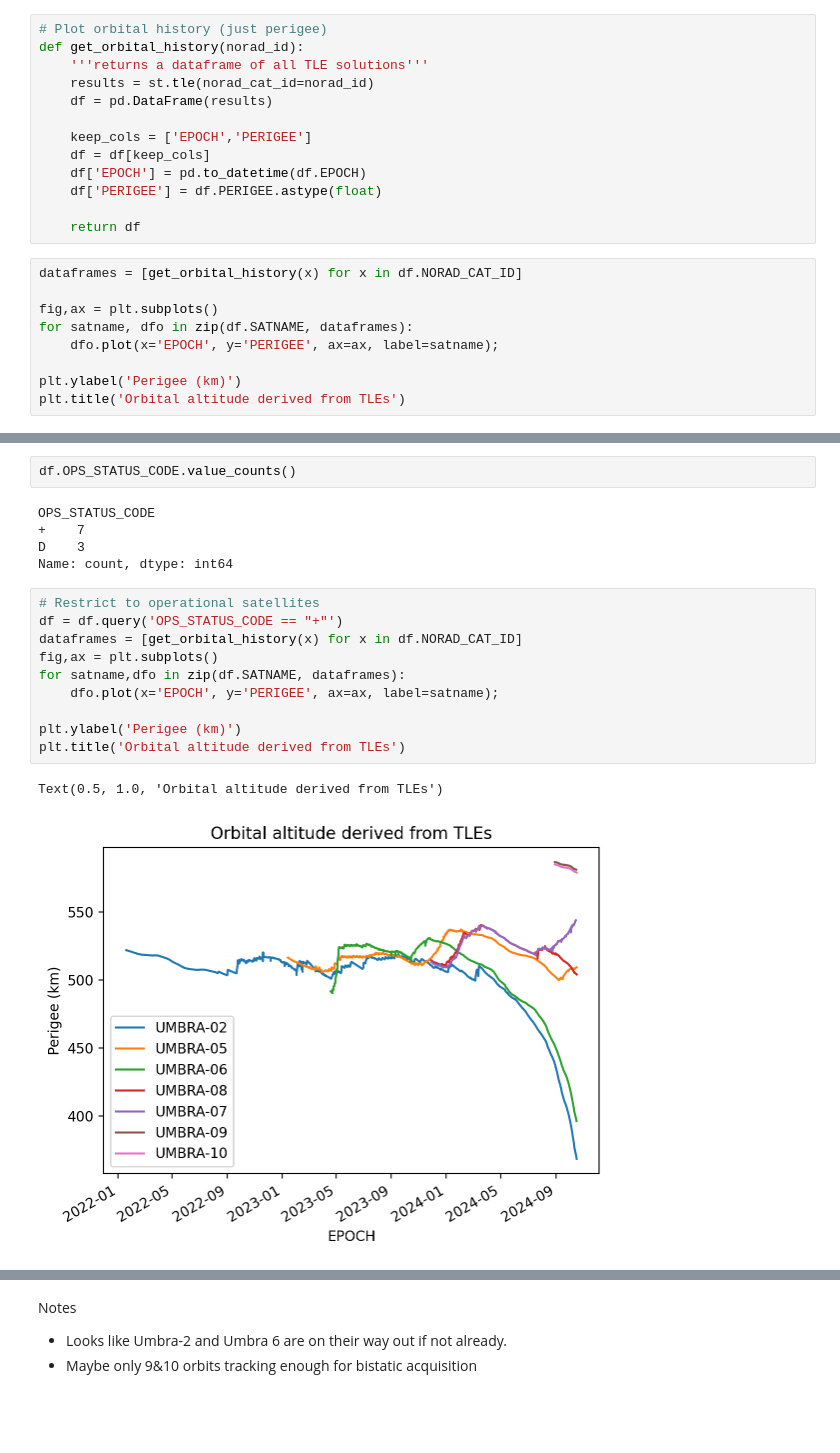
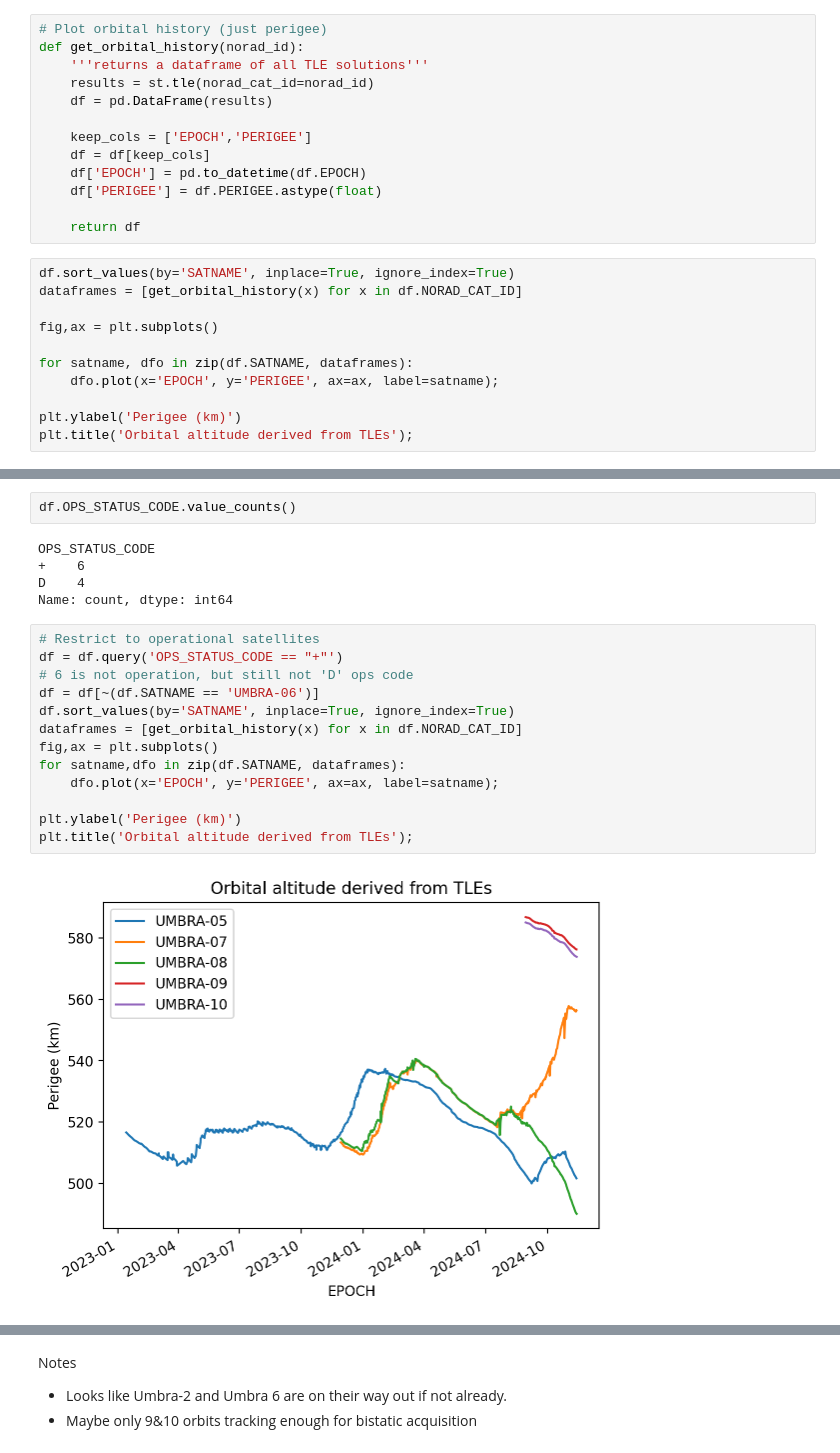
Before and after one commit to huskysar/umbra, a Jupyter notebook: notebooks/spacetrack.ipynb, the cells around one changed output, grey strips where cells are left out. Drawn from its saved outputs; the diff is of its cells as text; blank space fills up the shorter version.

Commit message:
update orbit plot

```diff
--- a/notebooks/spacetrack.ipynb
+++ b/notebooks/spacetrack.ipynb
@@ -65,12 +66,14 @@ def get_orbital_history(norad_id):
 
     return df
 # %%
+df.sort_values(by='SATNAME', inplace=True, ignore_index=True)
 dataframes = [get_orbital_history(x) for x in df.NORAD_CAT_ID]
 
 fig,ax = plt.subplots()
+
 for satname, dfo in zip(df.SATNAME, dataframes):
     dfo.plot(x='EPOCH', y='PERIGEE', ax=ax, label=satname);
 
 plt.ylabel('Perigee (km)')
-plt.title('Orbital altitude derived from TLEs')
+plt.title('Orbital altitude derived from TLEs');
 # %% [output]
@@ -80,19 +82,21 @@ Text(0.5, 1.0, 'Orbital altitude derived from TLEs')
 df.OPS_STATUS_CODE.value_counts()
 # %% [output]
 OPS_STATUS_CODE
-+    7
-D    3
++    6
+D    4
 Name: count, dtype: int64
 # %%
 # Restrict to operational satellites
 df = df.query('OPS_STATUS_CODE == "+"')
+# 6 is not operation, but still not 'D' ops code
+df = df[~(df.SATNAME == 'UMBRA-06')]
+df.sort_values(by='SATNAME', inplace=True, ignore_index=True)
 dataframes = [get_orbital_history(x) for x in df.NORAD_CAT_ID]
 fig,ax = plt.subplots()
 for satname,dfo in zip(df.SATNAME, dataframes):
     dfo.plot(x='EPOCH', y='PERIGEE', ax=ax, label=satname);
 
 plt.ylabel('Perigee (km)')
-plt.title('Orbital altitude derived from TLEs')
+plt.title('Orbital altitude derived from TLEs');
 # %% [output]
-Text(0.5, 1.0, 'Orbital altitude derived from TLEs')
-[figure, old version]
+[figure, new version]
```
Also changed, not shown: parts of 4 cells of this notebook.
